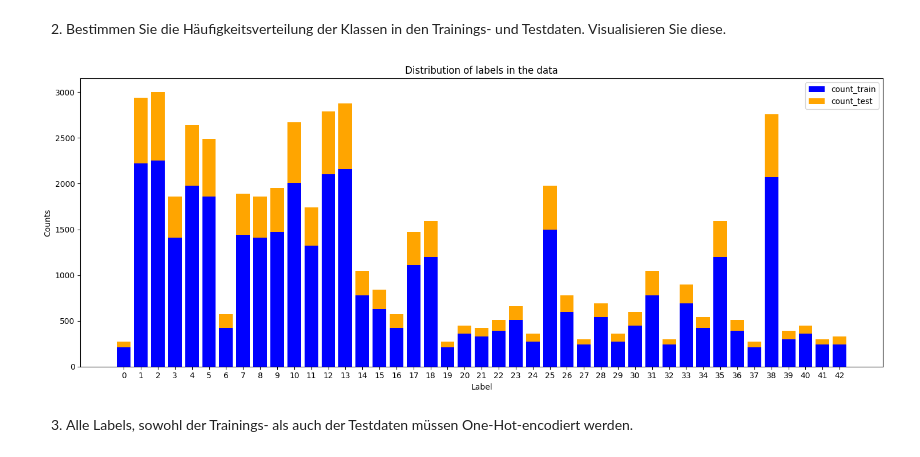
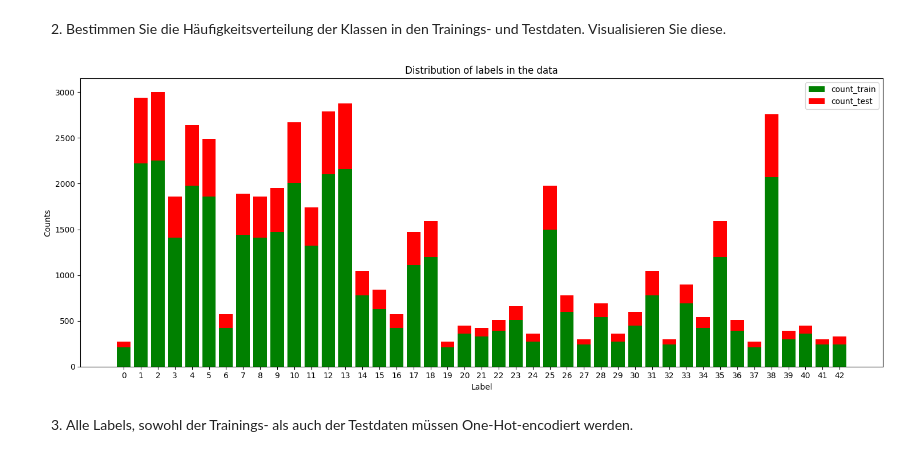
Before and after one commit to PatrykGadziomski/Data-Mining-and-Pattern-Recognition-HdM, a Jupyter notebook: Experiment 6 - CNN/Versuch_TrafficSignClassification.ipynb, the cells around one changed output. Saved outputs shown, nothing was run; the diff lists cells and outputs as text; code cells hidden in the pictures.

```diff
--- a/Experiment 6 - CNN/Versuch_TrafficSignClassification.ipynb
+++ b/Experiment 6 - CNN/Versuch_TrafficSignClassification.ipynb
@@ -169,26 +169,26 @@ testX, testY = import_file('Test')
 # %%
 labels_train, l_count_train = np.unique(trainY, return_counts=True)
 labels_test, l_count_test = np.unique(testY, return_counts=True)
 
 df = pd.DataFrame({'label': labels_train, 'count_train': l_count_train, 'count_test': l_count_test})
 
 # Create the stacked bar plot
 plt.figure(figsize=(15, 6))
-plt.bar(df['label'], df['count_train'], label='count_train', color='blue')
-plt.bar(df['label'], df['count_test'], bottom=df['count_train'], label='count_test', color='orange')
+plt.bar(df['label'], df['count_train'], label='count_train', color='green')
+plt.bar(df['label'], df['count_test'], bottom=df['count_train'], label='count_test', color='red')
 
 # Customize the plot
 plt.xlabel('Label')
 plt.ylabel('Counts')
 plt.title('Distribution of labels in the data')
 plt.legend()
 plt.xticks(df['label'])
 plt.tight_layout()
 
 # Show the plot
 plt.show()
 # %% [output]
-[figure, old version]
+[figure, new version]
 # %% [markdown]
 3. Alle Labels, sowohl der Trainings- als auch der Testdaten müssen One-Hot-encodiert werden.
 # %%
```
Also changed, not shown: parts of 19 cells of this notebook.
